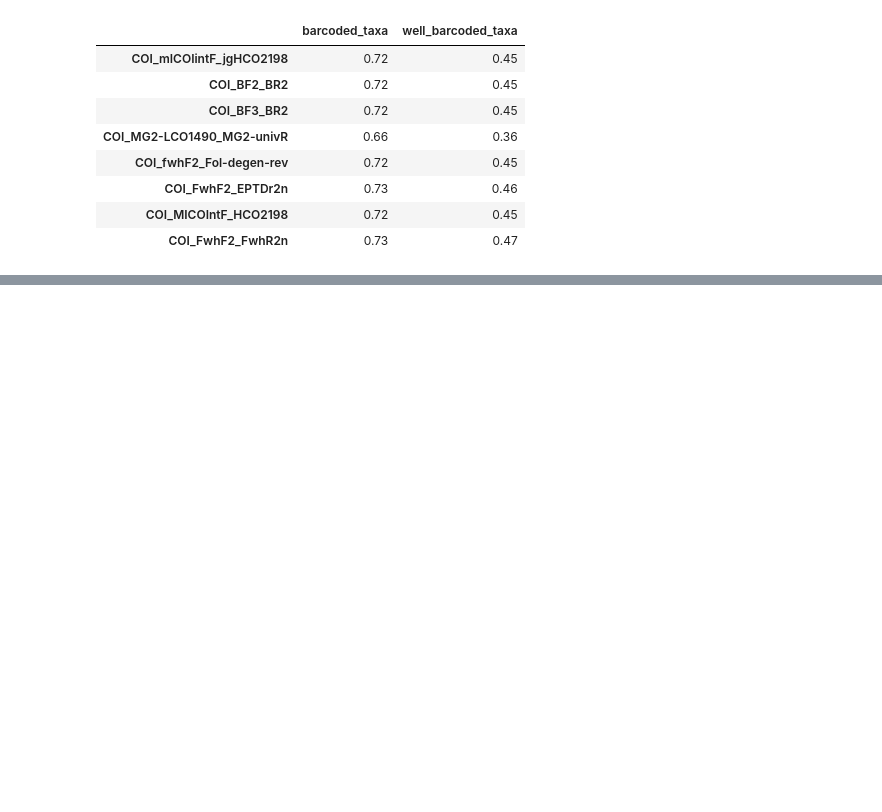
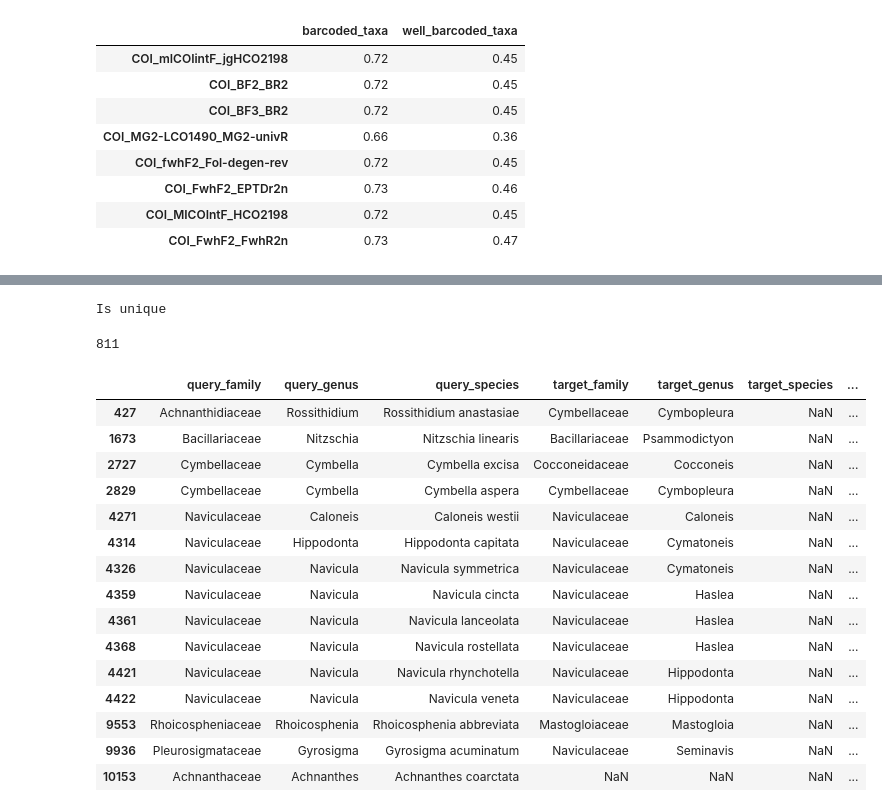
Before and after one commit to CIBIO-BU/mozaiko, a Jupyter notebook: draft.ipynb, the cells around one changed output, grey strips where cells are left out. Drawn from its saved outputs; the diff is of its cells as text; code cells hidden in the pictures; blank space fills up the shorter version.

```diff
--- a/draft.ipynb
+++ b/draft.ipynb
@@ -5722,0 +5754,13 @@ otl_target[otl_target['query_species']]
+# %%
+for rank, otl_rank in otl.groupby('rank'):
+    if rank == 'species':
+        if otl_rank["species"].is_unique:
+            print("Is unique")
+        else:
+            print(otl_rank["species"])
+# %% [output]
+Is unique
+# %%
+len(germ_taxa['species'])
+# %% [output]
+811
@@ -5722,0 +5793,54 @@ otl_target[otl_target['query_species']]
+# %%
+df_inf_filt = df_inf_new.merge(
+    otl_taxa[["family", "genus", "species"]].drop_duplicates(),
+    left_on=["query_family", "query_genus", "query_species"],
+    right_on=["family", "genus", "species"],
+    how="inner"
+)
+
+df = df_inf_filt[df_inf_filt["query_species"].notna()].copy()
+
+# Minimum divergence for each query species
+min_div = df.groupby(
+    ["query_family", "query_genus", "query_species"]
+)["divergence_prct"].transform("min")
+
+# Number of rows at the minimum for each query species
+n_min = (
+    df["divergence_prct"].eq(min_div)
+    .groupby([
+        df["query_family"],
+        df["query_genus"],
+        df["query_species"]
+    ])
+    .transform("sum")
+)
+
+# Keep only unique minimums where target_species is NaN
+result = df[
+    df["divergence_prct"].eq(min_div) &
+    (n_min == 1) &
+
+    df["target_species"].isna() &
+    (df["divergence_prct"] > 2)
+].copy()
+
+
+result
+# %% [output]
+|  | query_family | query_genus | query_species | target_family | target_genus | target_species | ... |
+| 427 | Achnanthidiaceae | Rossithidium | Rossithidium anastasiae | Cymbellaceae | Cymbopleura | NaN | ... |
+| 1673 | Bacillariaceae | Nitzschia | Nitzschia linearis | Bacillariaceae | Psammodictyon | NaN | ... |
+| 2727 | Cymbellaceae | Cymbella | Cymbella excisa | Cocconeidaceae | Cocconeis | NaN | ... |
+| 2829 | Cymbellaceae | Cymbella | Cymbella aspera | Cymbellaceae | Cymbopleura | NaN | ... |
+| 4271 | Naviculaceae | Caloneis | Caloneis westii | Naviculaceae | Caloneis | NaN | ... |
+| 4314 | Naviculaceae | Hippodonta | Hippodonta capitata | Naviculaceae | Cymatoneis | NaN | ... |
+| 4326 | Naviculaceae | Navicula | Navicula symmetrica | Naviculaceae | Cymatoneis | NaN | ... |
+| 4359 | Naviculaceae | Navicula | Navicula cincta | Naviculaceae | Haslea | NaN | ... |
+| 4361 | Naviculaceae | Navicula | Navicula lanceolata | Naviculaceae | Haslea | NaN | ... |
+| 4368 | Naviculaceae | Navicula | Navicula rostellata | Naviculaceae | Haslea | NaN | ... |
+| 4421 | Naviculaceae | Navicula | Navicula rhynchotella | Naviculaceae | Hippodonta | NaN | ... |
+| 4422 | Naviculaceae | Navicula | Navicula veneta | Naviculaceae | Hippodonta | NaN | ... |
+| 9553 | Rhoicospheniaceae | Rhoicosphenia | Rhoicosphenia abbreviata | Mastogloiaceae | Mastogloia | NaN | ... |
+| 9936 | Pleurosigmataceae | Gyrosigma | Gyrosigma acuminatum | Naviculaceae | Seminavis | NaN | ... |
+| 10153 | Achnanthaceae | Achnanthes | Achnanthes coarctata | NaN | NaN | NaN | ... |
```
Also changed, not shown: parts of 12 cells of this notebook, 4 other files.
